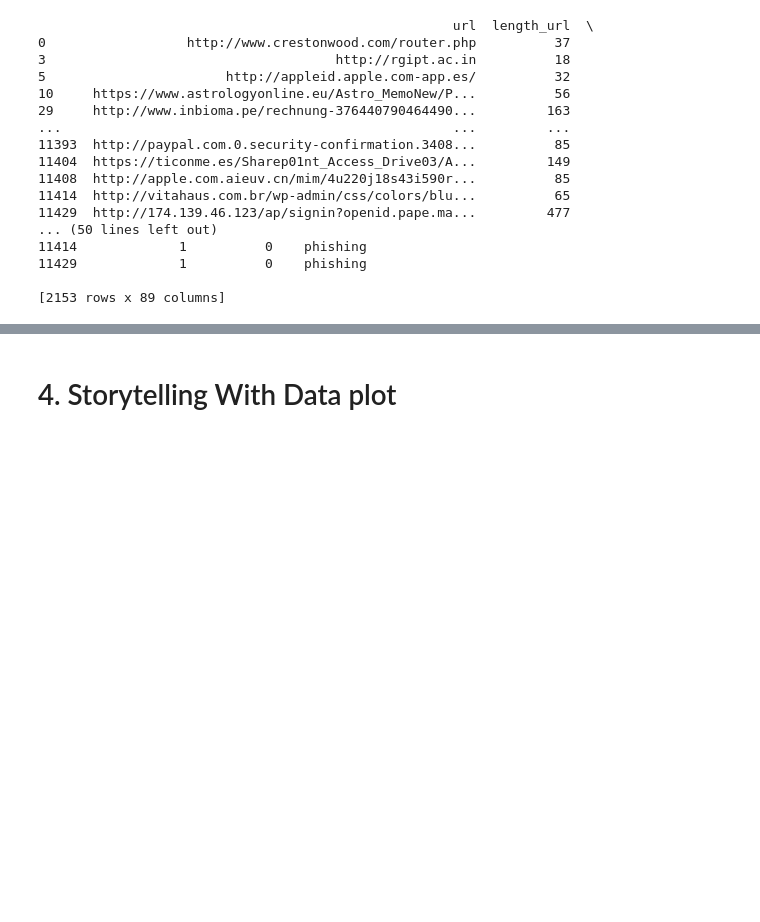
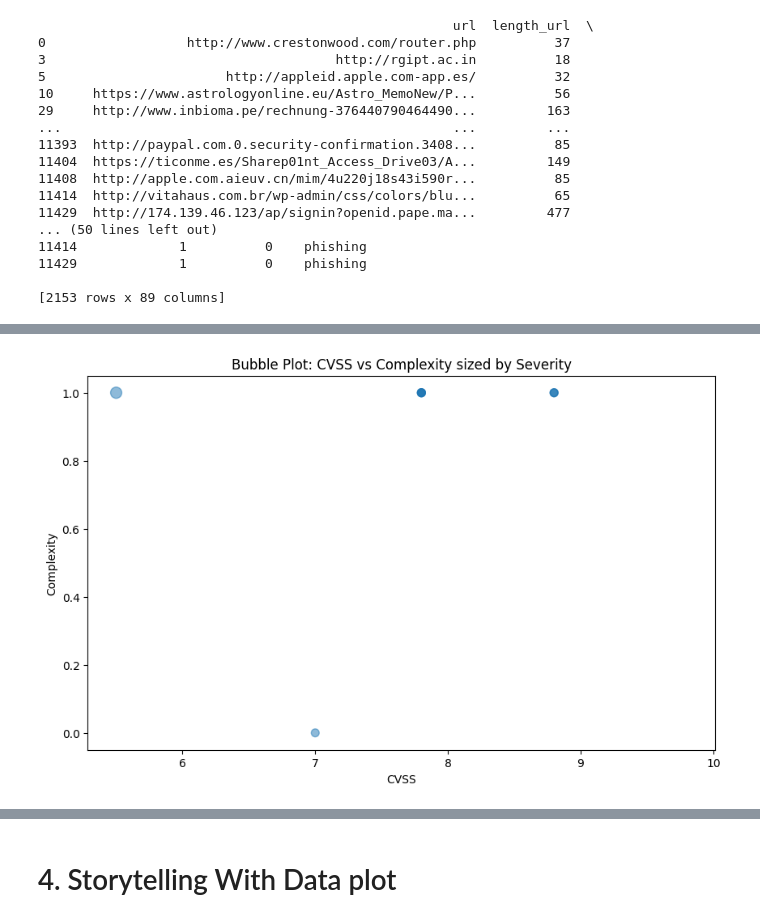
Before and after one commit to Rocking-Priya/2025-spring-B2, a Jupyter notebook: Week9.ipynb, the cells around one changed output, grey strips where cells are left out. Saved outputs shown, nothing was run; the diff lists cells and outputs as text; code cells hidden in the pictures; blank space fills up the shorter version.

```diff
--- a/Week9.ipynb
+++ b/Week9.ipynb
@@ -214,0 +274,15 @@ From PCA, the first component explained X% of the total variance, indicating the
+# %%
+# Bubble plot
+
+# Drop rows with missing cvss
+df_bubble = df_3.dropna(subset=['cvss'])
+
+plt.figure(figsize=(10,6))
+plt.scatter(df_bubble['cvss'], df_bubble['complexity'].astype('category').cat.codes,
+            s=df_bubble['severity'].astype('category').cat.codes * 50, alpha=0.5)
+plt.xlabel('CVSS')
+plt.ylabel('Complexity')
+plt.title('Bubble Plot: CVSS vs Complexity sized by Severity')
+plt.show()
+# %% [output]
+[figure, added]
```
Also changed, not shown: parts of 19 cells of this notebook.
